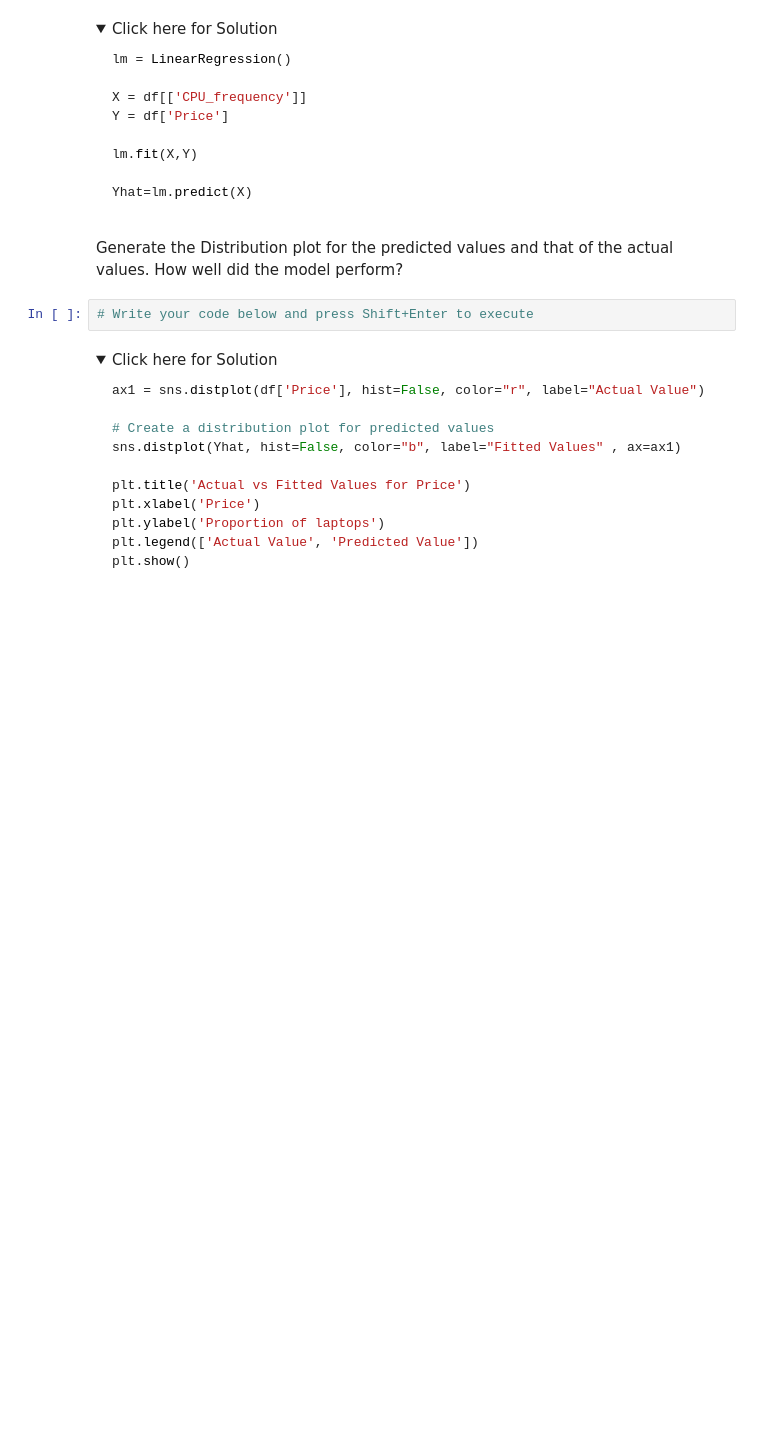
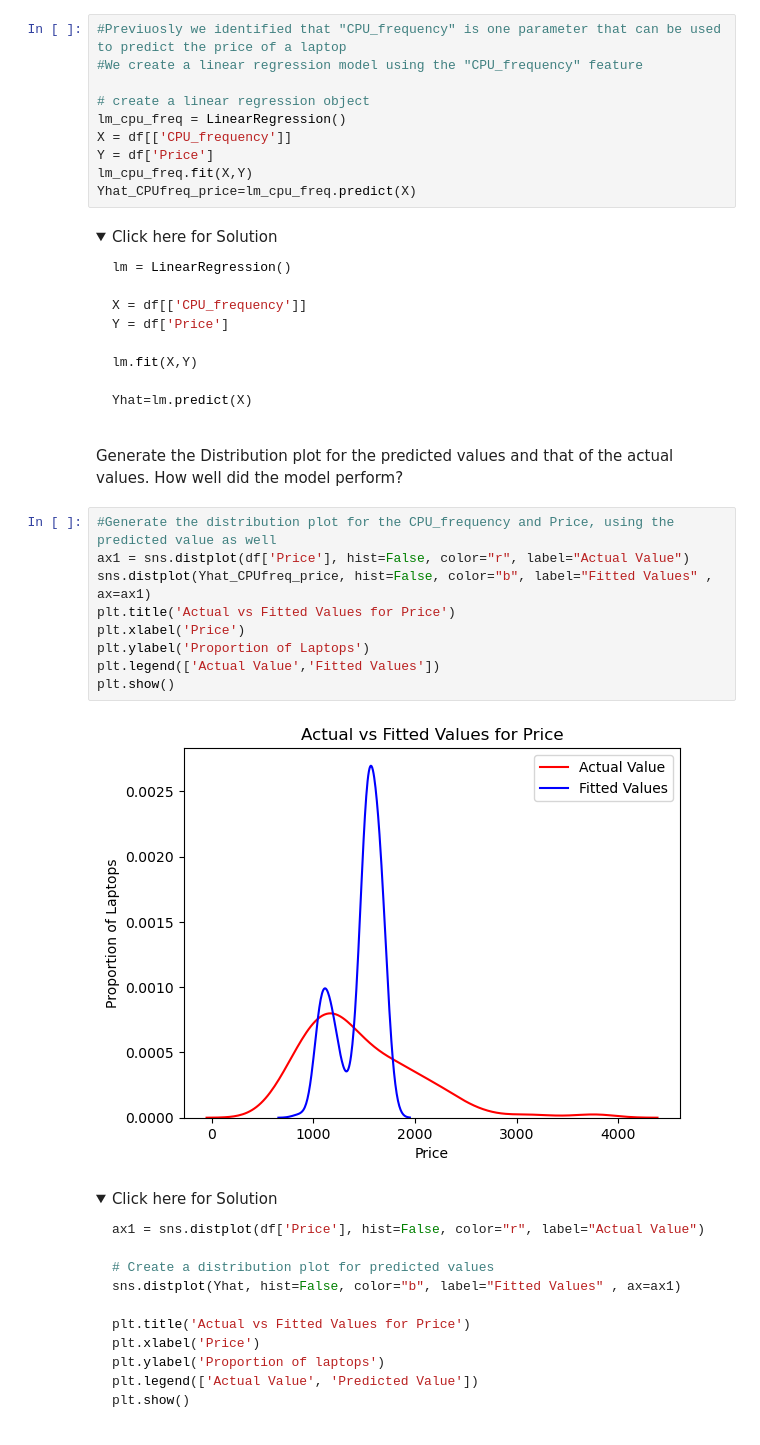
Before and after one commit to PedroRgz/CareerAcademy-IBM-DS-LaptopsPrices, a Jupyter notebook: Model-Development-LaptopPrice.ipynb, the cells around one changed output. Saved outputs shown, nothing was run; the diff lists cells and outputs as text; folded sections open; blank space fills up the shorter version.

Commit message:
Done task 1, LM for price, 1 feature

```diff
--- a/Model-Development-LaptopPrice.ipynb
+++ b/Model-Development-LaptopPrice.ipynb
@@ -98,3 +104,13 @@ You have learnt that "CPU_frequency" is the parameter with the lowest p-value am
+# %%
+#Previuosly we identified that "CPU_frequency" is one parameter that can be used to predict the price of a laptop
+#We create a linear regression model using the "CPU_frequency" feature
+
+# create a linear regression object
+lm_cpu_freq = LinearRegression()
+X = df[['CPU_frequency']]
+Y = df['Price']
+lm_cpu_freq.fit(X,Y)
+Yhat_CPUfreq_price=lm_cpu_freq.predict(X)
 # %% [markdown]
 <details>
     <summary>Click here for Solution</summary>
@@ -113,8 +129,17 @@ Yhat=lm.predict(X)
 </details>
 # %% [markdown]
 Generate the Distribution plot for the predicted values and that of the actual values. How well did the model perform?
-# %%
-# Write your code below and press Shift+Enter to execute
+# %%
+#Generate the distribution plot for the CPU_frequency and Price, using the predicted value as well
+ax1 = sns.distplot(df['Price'], hist=False, color="r", label="Actual Value")
+sns.distplot(Yhat_CPUfreq_price, hist=False, color="b", label="Fitted Values" , ax=ax1)
+plt.title('Actual vs Fitted Values for Price')
+plt.xlabel('Price')
+plt.ylabel('Proportion of Laptops')
+plt.legend(['Actual Value','Fitted Values'])
+plt.show()
+# %% [output]
+[figure, added]
 # %% [markdown]
 <details>
     <summary>Click here for Solution</summary>
```
Also changed, not shown: parts of 5 cells of this notebook.
